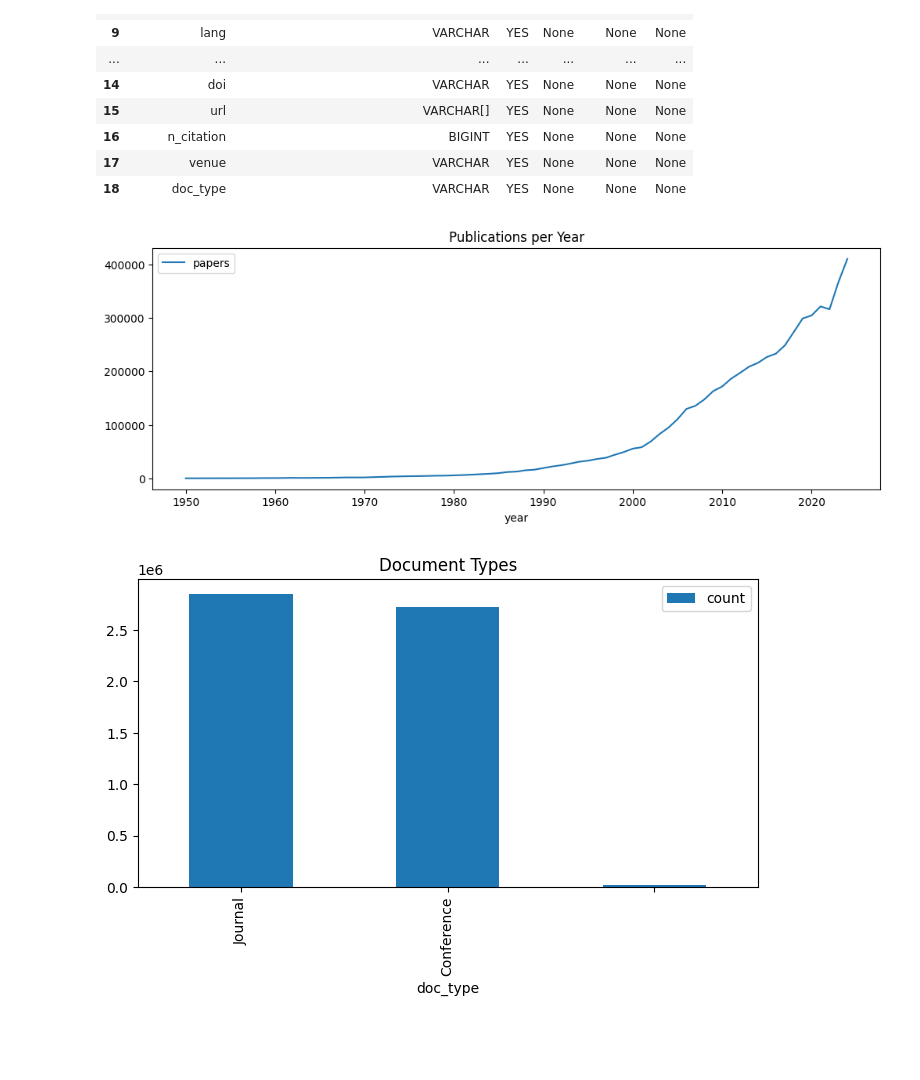
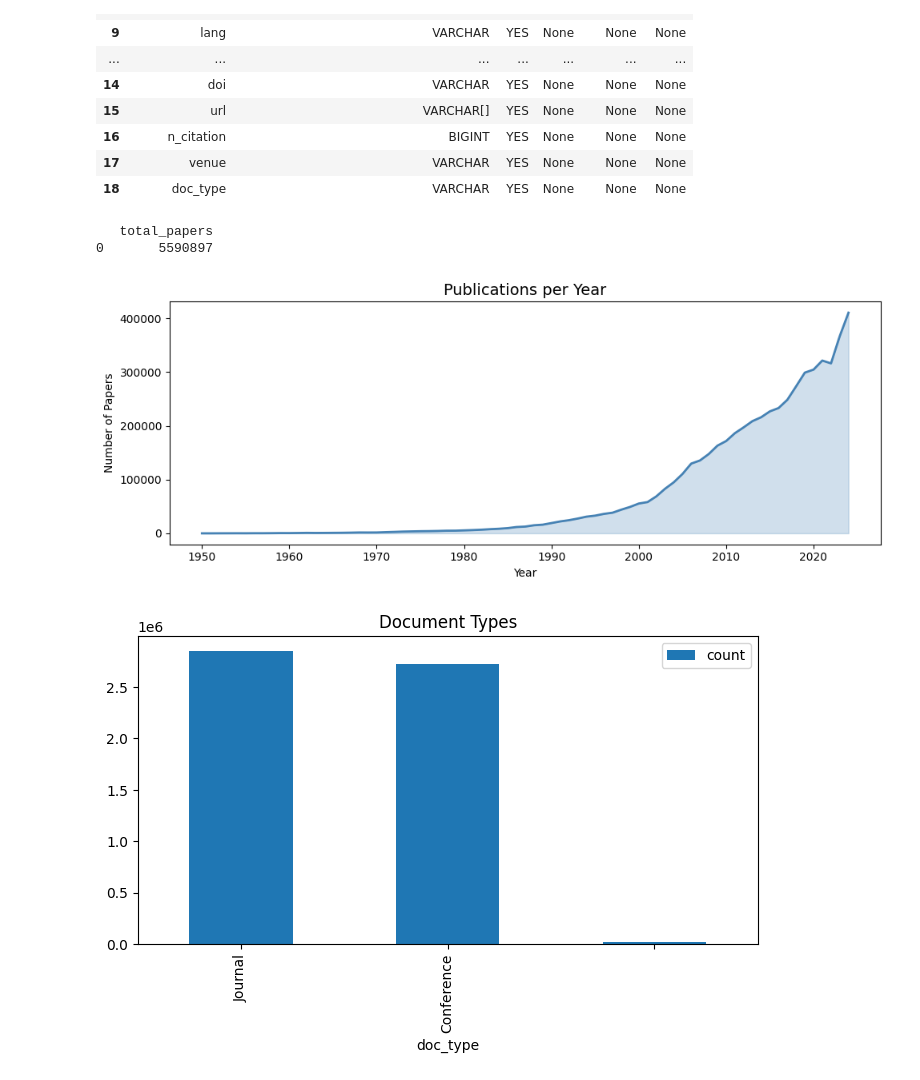
Before and after one commit to ManuCa93/data_project_3, a Jupyter notebook: notebook.ipynb, the cells around one changed output. Drawn from its saved outputs; the diff is of its cells as text; code cells hidden in the pictures; blank space fills up the shorter version.

```diff
--- a/notebook.ipynb
+++ b/notebook.ipynb
@@ -62,15 +42,33 @@ PARQUET = "s3://data-project-supsi-bucket/data.parquet"
+# %%
+total = con.sql(f"""
+    SELECT COUNT(*) AS total_papers
+    FROM read_parquet('{PARQUET}')
+""").df()
+
+print(total)
+# %% [output]
+   total_papers
+0       5590897
 # %%
-df = con.sql(f"""
+df_year = con.sql(f"""
     SELECT year, COUNT(*) AS papers
     FROM read_parquet('{PARQUET}')
     WHERE year BETWEEN 1950 AND 2024
-    GROUP BY year ORDER BY year
+    GROUP BY year
+    ORDER BY year
 """).df()
 
-df.plot(kind="line", x="year", y="papers", title="Publications per Year", figsize=(12,4))
+fig, ax = plt.subplots(figsize=(10,4))
+ax.fill_between(df_year["year"], df_year["papers"], alpha=0.25, color="steelblue")
+ax.plot(df_year["year"], df_year["papers"], color="steelblue", linewidth=2)
+ax.set_title("Publications per Year", fontsize=14)
+ax.set_xlabel("Year")
+ax.set_ylabel("Number of Papers")
+
+plt.tight_layout()
 plt.show()
 # %% [output]
-[figure, old version]
+[figure, new version]
 # %%
 df = con.sql(f"""
     SELECT doc_type, COUNT(*) AS count
```
Also changed, not shown: parts of 8 cells of this notebook.
